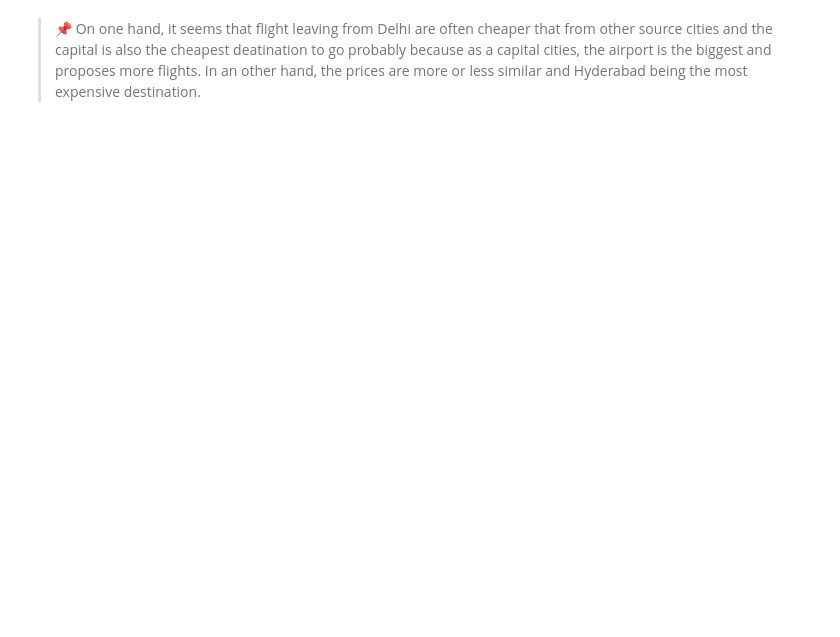
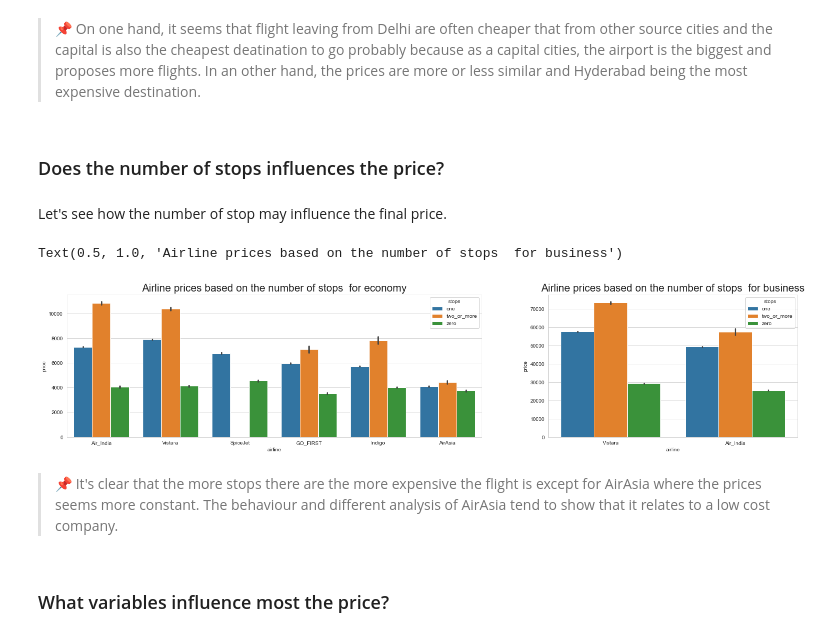
Before and after one commit to julienjta/Data-Science-Portfolio, a Jupyter notebook: Project 1/Flight Price Prediction (Regression).ipynb, the cells around one changed output. Drawn from its saved outputs; the diff is of its cells as text; code cells hidden in the pictures; blank space fills up the shorter version.

```diff
--- a/Project 1/Flight Price Prediction (Regression).ipynb
+++ b/Project 1/Flight Price Prediction (Regression).ipynb
@@ -224,2 +217,19 @@ sns.relplot(col="source_city", y="price", kind="line",x='destination_city', data
 # %% [markdown]
 > 📌 On one hand, it seems that flight leaving from Delhi are often cheaper that from other source cities and the capital is also the cheapest deatination to go probably because as a capital cities, the airport is the biggest and proposes more flights. In an other hand, the prices are more or less similar and Hyderabad being the most expensive destination.
+# %% [markdown]
+### Does the number of stops influences the price?
+# %% [markdown]
+Let's see how the number of stop may influence the final price.
+# %%
+fig, axs = plt.subplots (1, 2, gridspec_kw={'width_ratios': [5, 3]}, figsize=(25, 5))
+sns.barplot(y = "price", x = "airline",hue="stops",data = df.loc[df["class"]=='Economy'].sort_values("price", ascending = False), ax=axs[0])
+axs[0].set_title("Airline prices based on the number of stops  for economy",fontsize=20)
+sns.barplot(y = "price", x = "airline",hue="stops",data = df.loc[df["class"]=='Business'].sort_values("price", ascending = False), ax=axs[1])
+axs[1].set_title("Airline prices based on the number of stops  for business",fontsize=20)
+# %% [output]
+Text(0.5, 1.0, 'Airline prices based on the number of stops  for business')
+[figure, added]
+# %% [markdown]
+> 📌 It's clear that the more stops there are the more expensive the flight is except for AirAsia where the prices seems more constant. The behaviour and different analysis of AirAsia tend to show that it relates to a low cost company.
+# %% [markdown]
+### What variables influence most the price?
```
Also changed, not shown: parts of 29 cells of this notebook, 2 other files.
